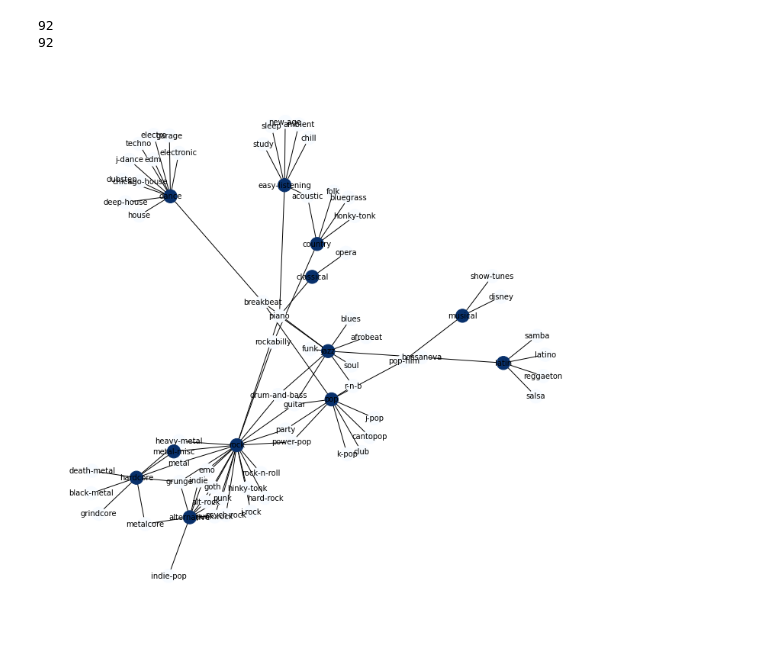
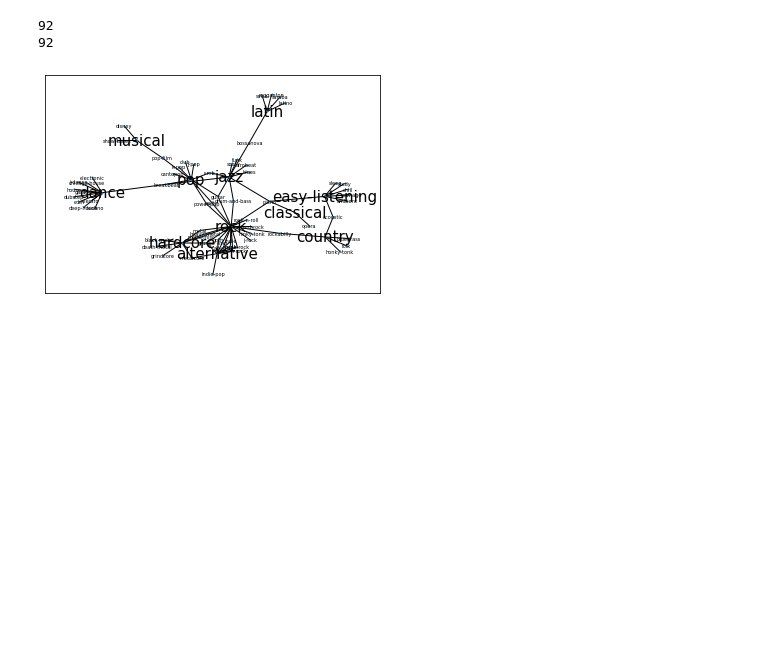
Before and after one commit to athornton1618/SpotifyClassifier, a Jupyter notebook: Visualization/SupergenreGraph.ipynb, the cells around one changed output. Cells and saved outputs as stored; diff of their text form; code cells hidden in the pictures; blank space fills up the shorter version.

```diff
--- a/Visualization/SupergenreGraph.ipynb
+++ b/Visualization/SupergenreGraph.ipynb
@@ -270,32 +270,33 @@ print(len(E2))
 # %%
 # Build a dataframe with your connections
 df = pd.DataFrame({ 'from':E1, 'to':E2})
-super = list(set(E1))
-sub = list(set(E2))
+super = list(set(E2))
+sub = list(set(E1))
 All = super + sub
 values = np.zeros(len(super)+len(sub))
-values[:len(super)-1] = 1
-#values[-(len(sub)-1):]
-values = np.abs(1 - values)
-# And a data frame with characteristics for your nodes
+values[:len(super)-1] = 100
+values = np.abs(100 - values)
 carac = pd.DataFrame({ 'ID':All, 'myvalue':values })
 
-# Build your graph
 G=nx.from_pandas_edgelist(df, 'from', 'to', create_using=nx.Graph() )
 
-# The order of the node for networkX is the following order:
 G.nodes()
-# NodeView(('A', 'D', 'B', 'C', 'E'))
 
-# Thus, we cannot give directly the 'myvalue' column to netowrkX, we need to arrange the order!
-
-# Here is the tricky part: I need to reorder carac, to assign the good color to each node
 carac= carac.set_index('ID')
 carac=carac.reindex(G.nodes())
+pos = nx.spring_layout(G)
+nx.draw_networkx_nodes(G,pos,node_size=1)
 
 # Plot it, providing a continuous color scale with cmap:
 plt.figure(1,figsize=(10,10))
-nx.draw(G, with_labels=True, node_color=carac['myvalue'].astype(int), cmap=plt.cm.Blues,font_size=10)
+supergenres = G.subgraph(super)
+subgenres = G.subgraph(sub)
+# draw on the labels with different fonts
+nx.draw_networkx_labels(supergenres,pos,font_size=15)
+nx.draw_networkx_labels(subgenres,pos,font_size=5)
+nx.draw_networkx_edges(G,pos)
+
+#nx.draw(G, with_labels=True, node_color=carac['myvalue'].astype(int), cmap=plt.cm.Blues,font_size=10)
 plt.show()
 # %% [output]
-[figure, old version]
+[figure, new version]
```
Also changed, not shown: parts of 1 cell of this notebook.
